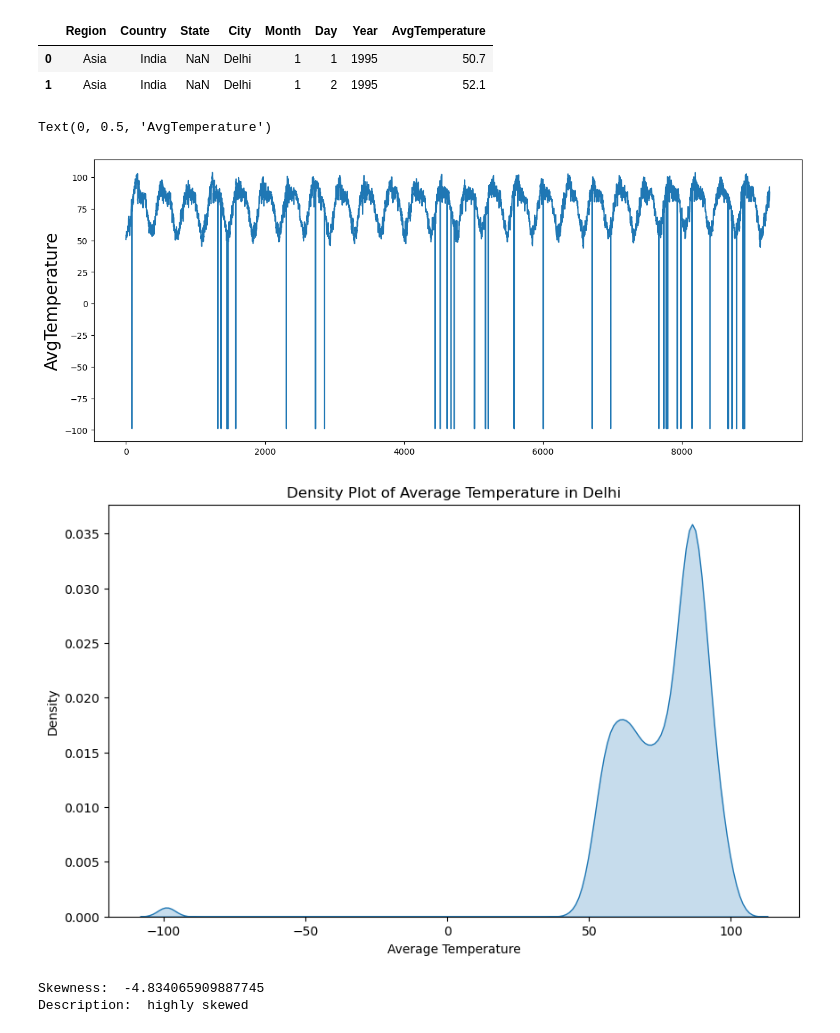
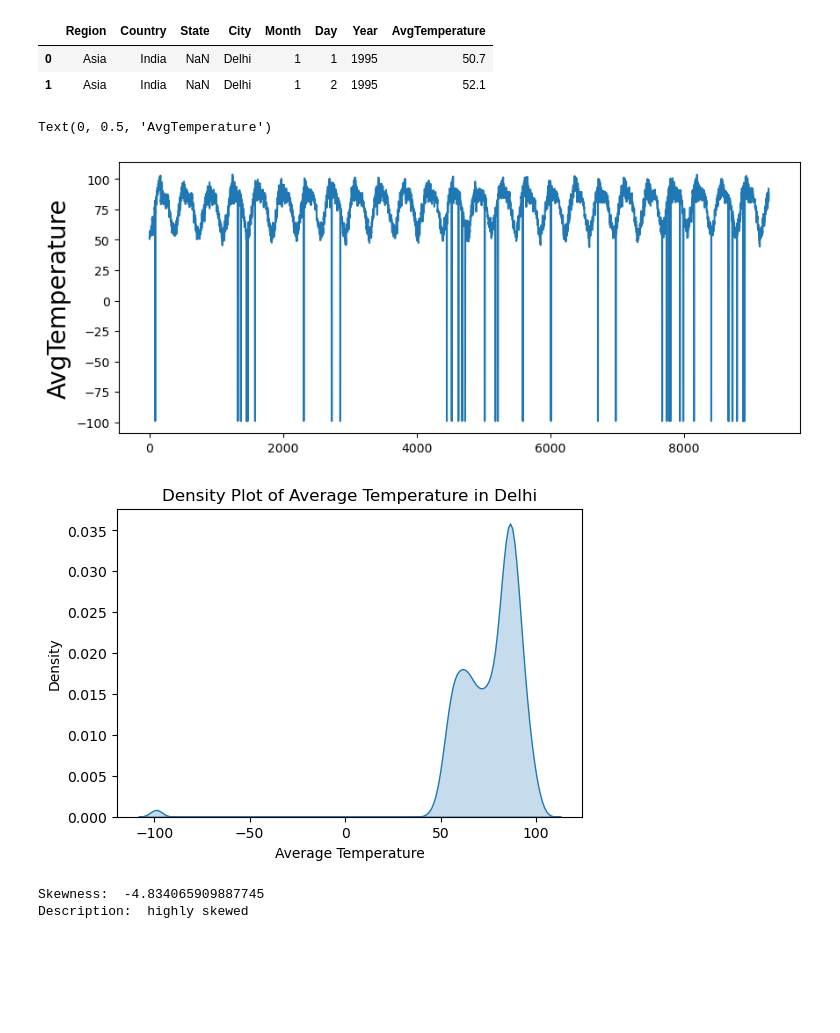
Before and after one commit to sidiquegithub/FIRST-REPO, a Jupyter notebook: CODE/Untitled.ipynb, the cells around one changed output. Drawn from its saved outputs; the diff is of its cells as text; code cells hidden in the pictures; blank space fills up the shorter version.

```diff
--- a/CODE/Untitled.ipynb
+++ b/CODE/Untitled.ipynb
@@ -67,24 +71,24 @@ delhi.head(2)
 | 0 | Asia | India | NaN | Delhi | 1 | 1 | 1995 | 50.7 |
 | 1 | Asia | India | NaN | Delhi | 1 | 2 | 1995 | 52.1 |
 # %%
-plt.figure(figsize=(15,6))
+plt.figure(figsize=(10,4))
 plt.plot(delhi['AvgTemperature'])
 plt.ylabel("AvgTemperature",fontsize = 20)
 # %% [output]
 Text(0, 0.5, 'AvgTemperature')
-[figure, old version]
+[figure, new version]
 # %%
 # Distribution of data
 
 # Plotting the density diagram (Kernel Density Estimate plot)
-plt.figure(figsize=(10, 6))
+plt.figure(figsize=(6, 4))
 sns.kdeplot(delhi['AvgTemperature'], fill=True)
 plt.title('Density Plot of Average Temperature in Delhi')
 plt.xlabel('Average Temperature')
 plt.ylabel('Density')
 plt.show()
 # %% [output]
-[figure, old version]
+[figure, new version]
 # %%
 #Skewness of data
 skewness = delhi['AvgTemperature'].skew()
```
Also changed, not shown: parts of 12 cells of this notebook.
